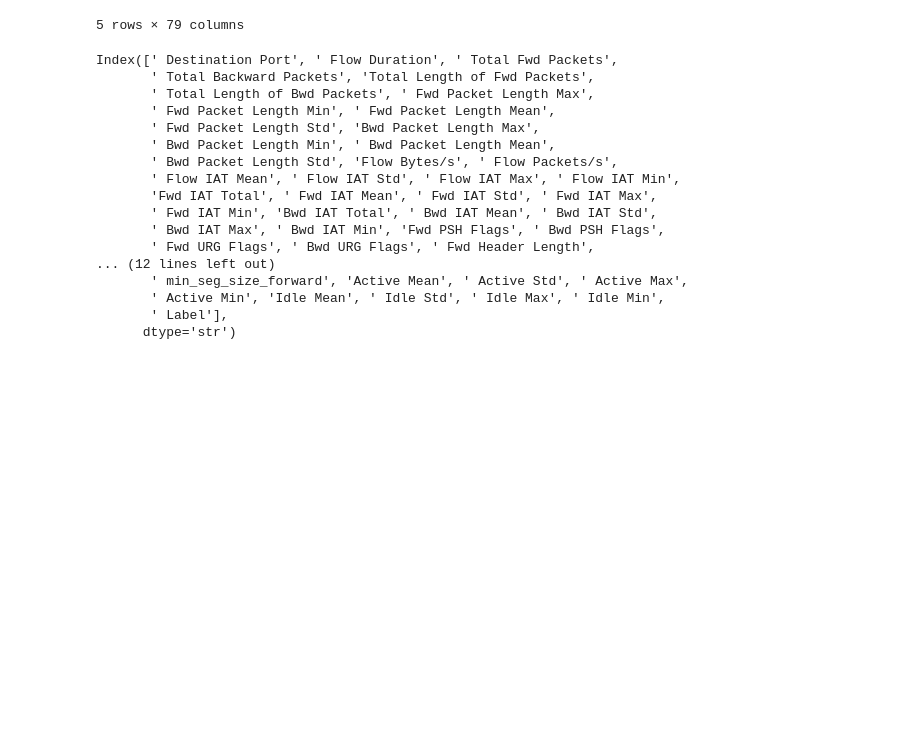
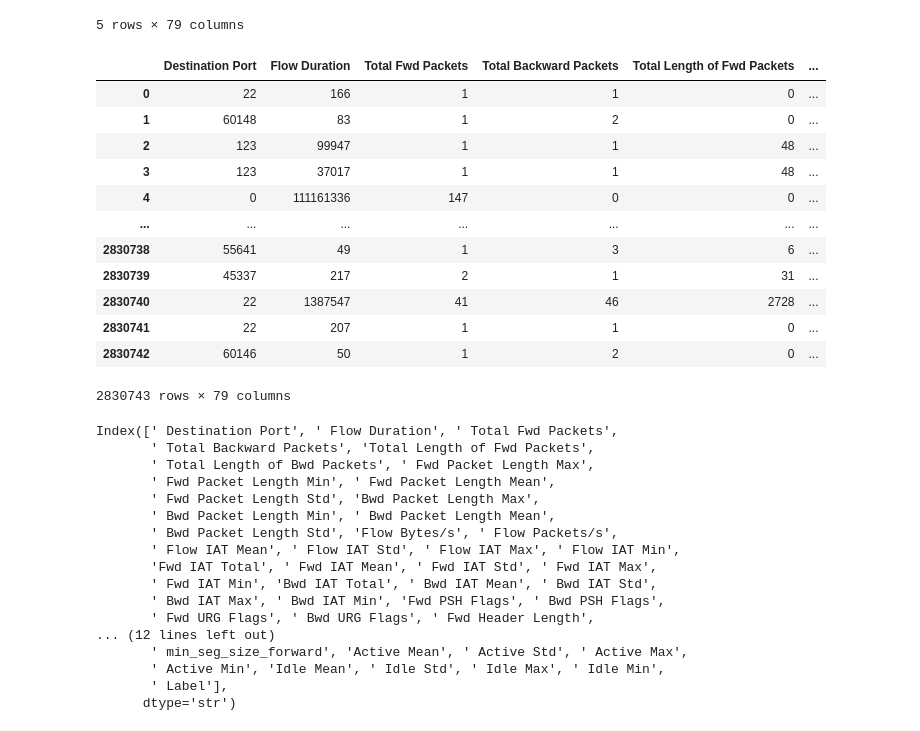
Before and after one commit to suzaladhikari/federated_learningIDS, a Jupyter notebook: silos_created/silos.ipynb, the cells around one changed output. Saved outputs shown, nothing was run; the diff lists cells and outputs as text; code cells hidden in the pictures; blank space fills up the shorter version.

```diff
--- a/silos_created/silos.ipynb
+++ b/silos_created/silos.ipynb
@@ -27,6 +27,22 @@ The combined dataset has 2830743 number of samples and 79 number of features
 | 3 | 123 | 37017 | 1 | 1 | 48 | ... |
 | 4 | 0 | 111161336 | 147 | 0 | 0 | ... |
 5 rows × 79 columns
+# %%
+centralized_data.replace([np.inf, -np.inf], np.nan, inplace=True)
+# %% [output]
+|  | Destination Port | Flow Duration | Total Fwd Packets | Total Backward Packets | Total Length of Fwd Packets | ... |
+| 0 | 22 | 166 | 1 | 1 | 0 | ... |
+| 1 | 60148 | 83 | 1 | 2 | 0 | ... |
+| 2 | 123 | 99947 | 1 | 1 | 48 | ... |
+| 3 | 123 | 37017 | 1 | 1 | 48 | ... |
+| 4 | 0 | 111161336 | 147 | 0 | 0 | ... |
+| ... | ... | ... | ... | ... | ... | ... |
+| 2830738 | 55641 | 49 | 1 | 3 | 6 | ... |
+| 2830739 | 45337 | 217 | 2 | 1 | 31 | ... |
+| 2830740 | 22 | 1387547 | 41 | 46 | 2728 | ... |
+| 2830741 | 22 | 207 | 1 | 1 | 0 | ... |
+| 2830742 | 60146 | 50 | 1 | 2 | 0 | ... |
+2830743 rows × 79 columns
 # %%
 print(centralized_data.columns)
 # %% [output]
```
